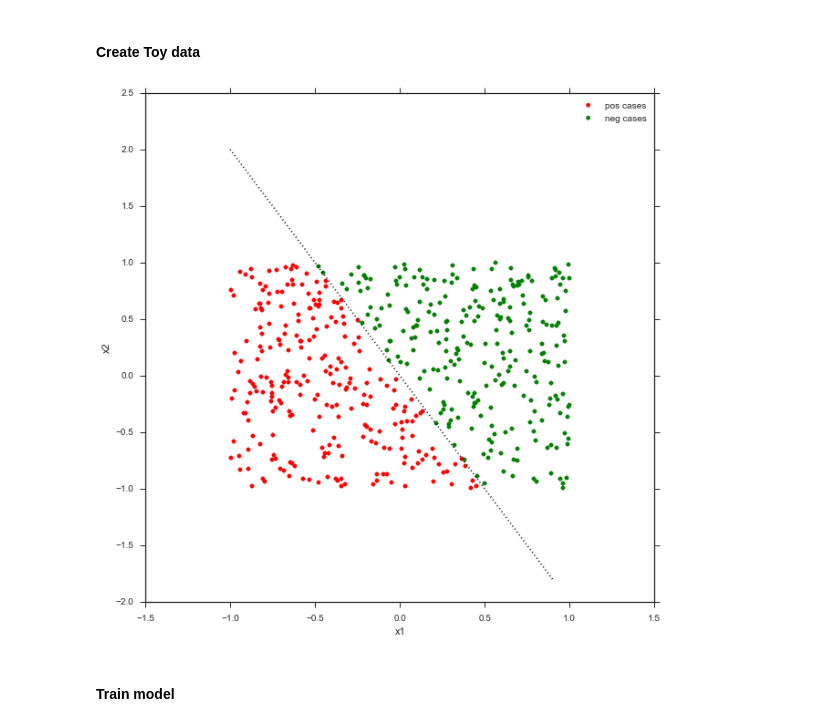
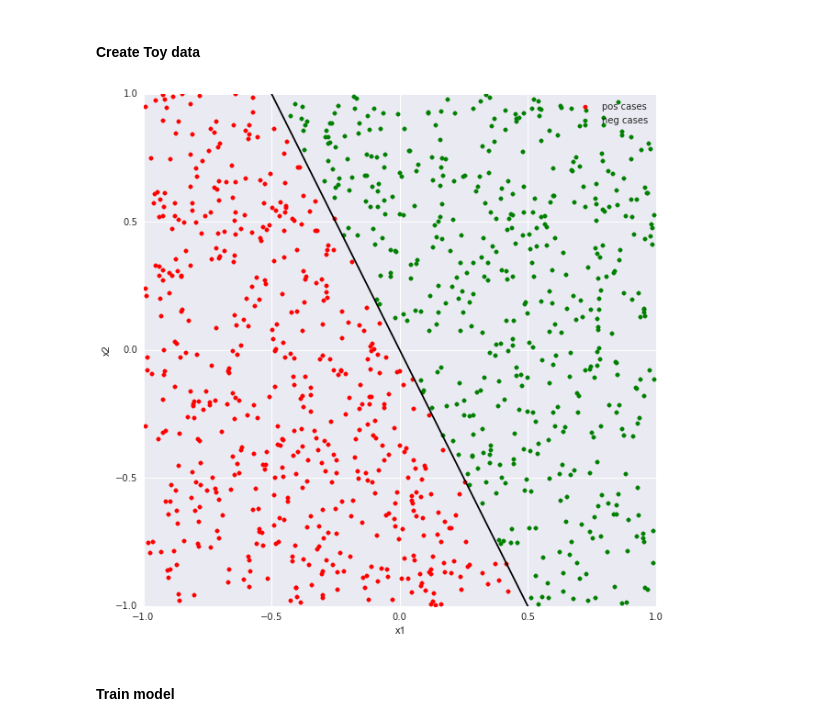
Before and after one commit to dejori/this-and-that, a Jupyter notebook: theano-examples/Logistic Regression.ipynb, the cells around one changed output. Saved outputs shown, nothing was run; the diff lists cells and outputs as text; code cells hidden in the pictures.

```diff
--- a/theano-examples/Logistic Regression.ipynb
+++ b/theano-examples/Logistic Regression.ipynb
@@ -122,26 +127,24 @@ w = np.array([4,2])
 b = 0
 # %%
 figure(figsize=(10,10))
-trX, trY = create_data(500, f_x, w, b=b, error = 0.33)
+plt.axis((-1,1,-1,1))
+trX, trY = create_data(1000, f_x, w, b=b, error = 0.33)
 trY_cat = (trY > 0.5) +0
 x1 = trX[:,0]
 x2 = trX[:,1]
 pos_cases = plt.scatter(x1[np.where(trY_cat == 1)], x2[np.where(trY_cat == 1)], color='g', marker='o')
 neg_cases = plt.scatter(x1[np.where(trY_cat == 0)], x2[np.where(trY_cat == 0)], color='r', marker='o')
 
-hyper_x1 = np.arange(-1,1,0.1, np.float32)
-hyper_x2 = hyperplane(hyper_x1, w, b)
-boundary = plt.plot(hyper_x1,hyper_x2, ':', color='k')
-
-xmin, xmax = plt.xlim()
-ymin, ymax = plt.ylim()
+trhyper_x1 = np.arange(-1,1,0.1, np.float32)
+trhyper_x2 = hyperplane(trhyper_x1, w, b)
+boundary = plt.plot(trhyper_x1,trhyper_x2, color='k')
 
 plt.legend([neg_cases, pos_cases], ['pos cases','neg cases'],loc=1)
 plt.xlabel('x1')
 plt.ylabel('x2')
 plt.show()
 # %% [output]
-[figure, old version]
+[figure, new version]
 # %% [markdown]
 #### Train model
 # %%
```
Also changed, not shown: parts of 9 cells of this notebook.
